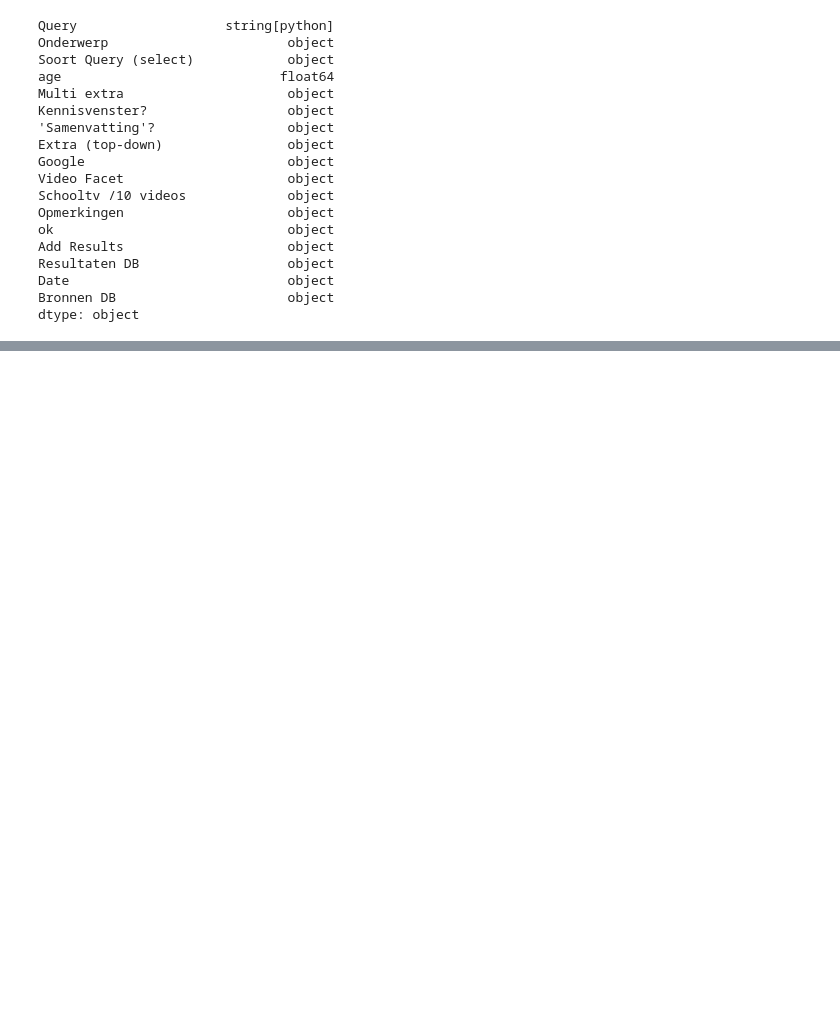
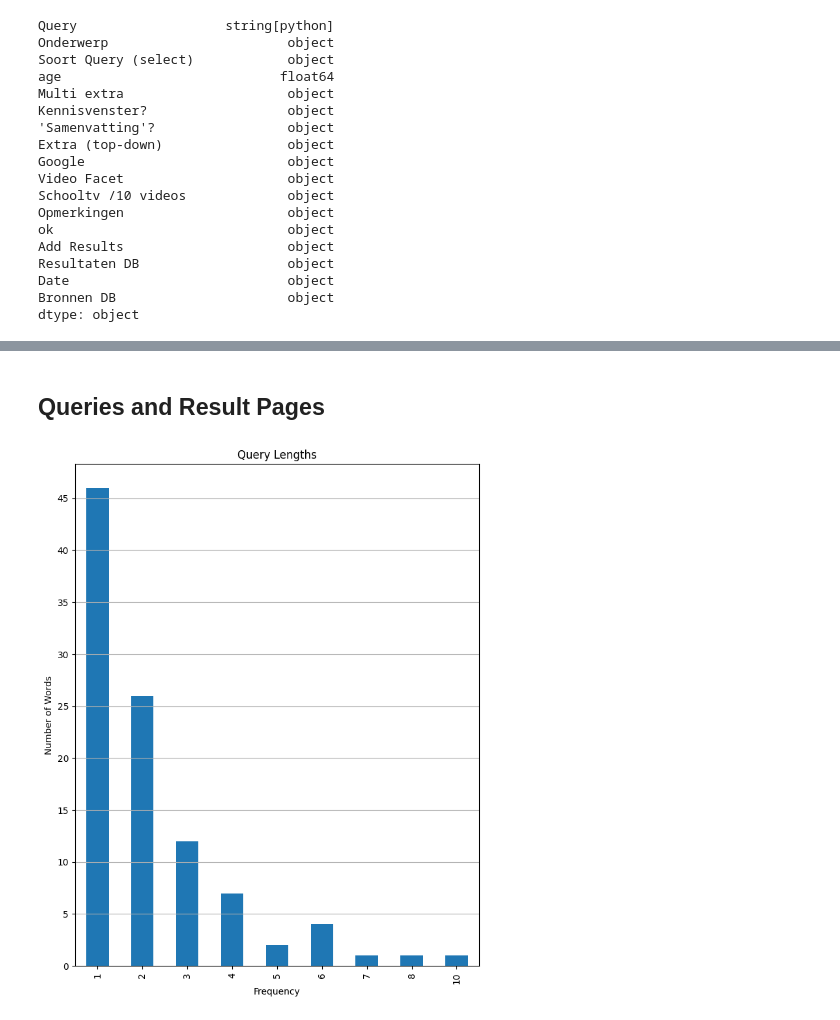
Before and after one commit to SlimZoeken/100queries, a Jupyter notebook: notebooks/analysis.ipynb, the cells around one changed output, grey strips where cells are left out. Saved outputs shown, nothing was run; the diff lists cells and outputs as text; code cells hidden in the pictures; blank space fills up the shorter version.

```diff
--- a/notebooks/analysis.ipynb
+++ b/notebooks/analysis.ipynb
@@ -206,0 +256,14 @@ ValueError: You are trying to merge on string and int64 columns for key 'Query'.
+# %% [markdown]
+## Queries and Result Pages
+# %%
+queries["Query"].str.split(" ").str.len().value_counts().sort_index().plot(
+    kind="bar",
+    title="Query Lengths",
+    xlabel="Frequency",
+    ylabel="Number of Words",
+    figsize=(8, 10),
+    yticks=range(0, 50, 5),
+    # xticks=range(0, 12),
+).grid(axis="y")
+# %% [output]
+[figure, added]
```
Also changed, not shown: parts of 11 cells of this notebook.
